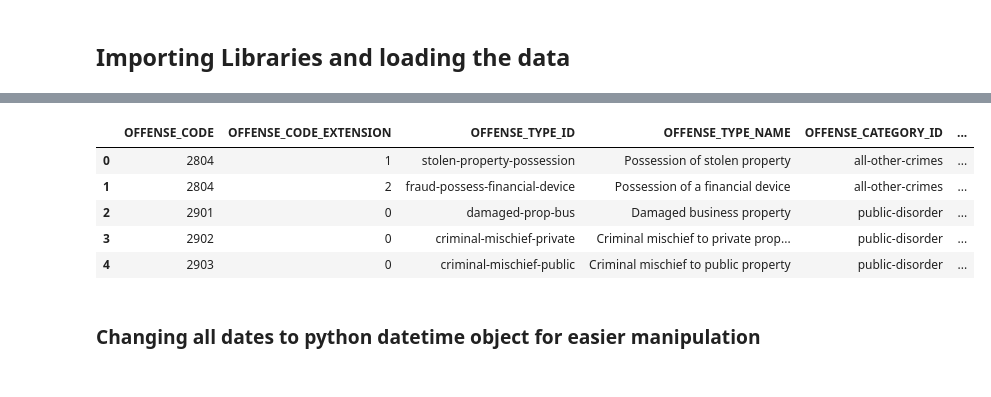
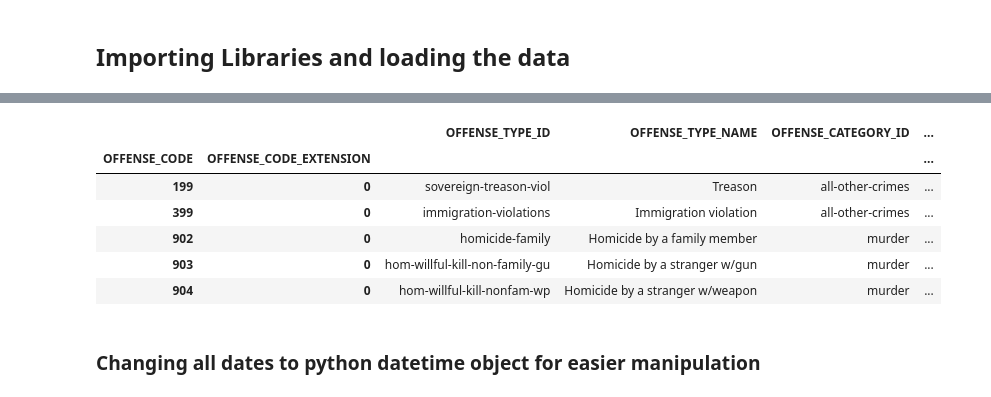
Before and after one commit to mosqueteiro/denver_crime_data, a Jupyter notebook: denver_crime_data_eda.ipynb, the cells around one changed output, grey strips where cells are left out. Drawn from its saved outputs; the diff is of its cells as text; code cells hidden in the pictures.

```diff
--- a/denver_crime_data_eda.ipynb
+++ b/denver_crime_data_eda.ipynb
@@ -45,14 +48,17 @@ df_.head()
 | 4 | 2017411405 | 2017411405230300 | 2303 | 0 | theft-shoplift | larceny | ... |
 # %%
 df_offense_codes = pd.read_csv('data/offense_codes.csv')
+df_offense_codes.set_index(['OFFENSE_CODE', 'OFFENSE_CODE_EXTENSION'], inplace=True)
+df_offense_codes.sort_index(inplace=True)
 df_offense_codes.head()
 # %% [output]
-|  | OFFENSE_CODE | OFFENSE_CODE_EXTENSION | OFFENSE_TYPE_ID | OFFENSE_TYPE_NAME | OFFENSE_CATEGORY_ID | ... |
-| 0 | 2804 | 1 | stolen-property-possession | Possession of stolen property | all-other-crimes | ... |
-| 1 | 2804 | 2 | fraud-possess-financial-device | Possession of a financial device | all-other-crimes | ... |
-| 2 | 2901 | 0 | damaged-prop-bus | Damaged business property | public-disorder | ... |
-| 3 | 2902 | 0 | criminal-mischief-private | Criminal mischief to private prop... | public-disorder | ... |
-| 4 | 2903 | 0 | criminal-mischief-public | Criminal mischief to public property | public-disorder | ... |
+|  |  | OFFENSE_TYPE_ID | OFFENSE_TYPE_NAME | OFFENSE_CATEGORY_ID | ... |
+| OFFENSE_CODE | OFFENSE_CODE_EXTENSION |  |  |  | ... |
+| 199 | 0 | sovereign-treason-viol | Treason | all-other-crimes | ... |
+| 399 | 0 | immigration-violations | Immigration violation | all-other-crimes | ... |
+| 902 | 0 | homicide-family | Homicide by a family member | murder | ... |
+| 903 | 0 | hom-willful-kill-non-family-gu | Homicide by a stranger w/gun | murder | ... |
+| 904 | 0 | hom-willful-kill-nonfam-wp | Homicide by a stranger w/weapon | murder | ... |
 # %% [markdown]
 ### Changing all dates to python datetime object for easier manipulation
 # %%
```
Also changed, not shown: parts of 10 cells of this notebook, 2 other files.
